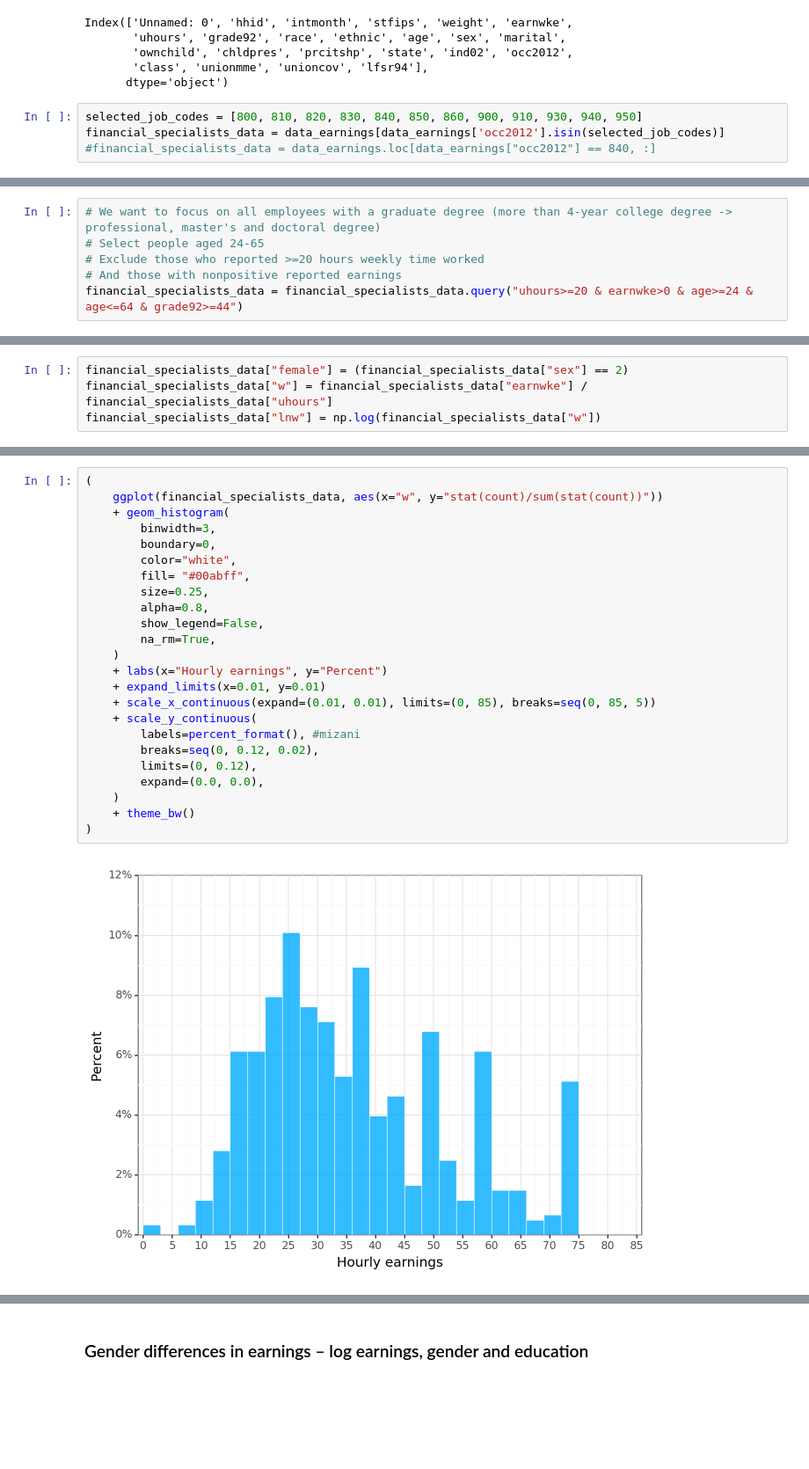
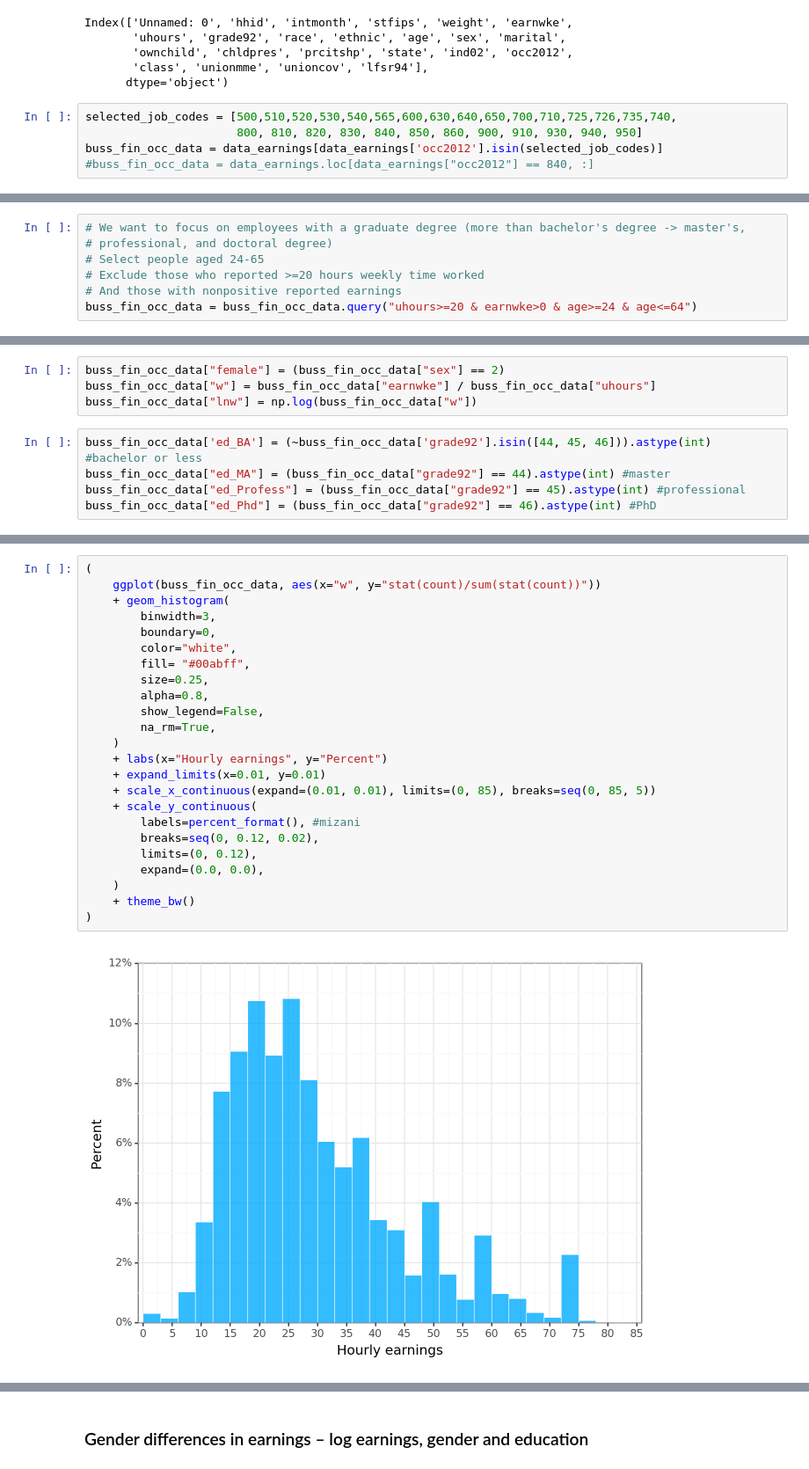
Before and after one commit to kocakale/DataAnalytics, a Jupyter notebook: DA2_Assignment1.ipynb, the cells around one changed output, grey strips where cells are left out. Shown: that part at 88% size. Saved outputs shown, nothing was run; the diff lists cells and outputs as text; blank space fills up the shorter version.

Commit message:
added more visualizations, added explanations and code comments

```diff
--- a/DA2_Assignment1.ipynb
+++ b/DA2_Assignment1.ipynb
@@ -37,7 +37,8 @@ Index(['Unnamed: 0', 'hhid', 'intmonth', 'stfips', 'weight', 'earnwke',
        'class', 'unionmme', 'unioncov', 'lfsr94'],
       dtype='object')
 # %%
-selected_job_codes = [800, 810, 820, 830, 840, 850, 860, 900, 910, 930, 940, 950]
-financial_specialists_data = data_earnings[data_earnings['occ2012'].isin(selected_job_codes)]
-#financial_specialists_data = data_earnings.loc[data_earnings["occ2012"] == 840, :]
+selected_job_codes = [500,510,520,530,540,565,600,630,640,650,700,710,725,726,735,740,
+                      800, 810, 820, 830, 840, 850, 860, 900, 910, 930, 940, 950]
+buss_fin_occ_data = data_earnings[data_earnings['occ2012'].isin(selected_job_codes)]
+#buss_fin_occ_data = data_earnings.loc[data_earnings["occ2012"] == 840, :]
 # %%
@@ -47,8 +48,9 @@ array([43, 44, 42, 41, 39, 40, 45, 46, 38, 34, 37, 36, 35, 32, 31],
       dtype=int64)
 # %%
-# We want to focus on all employees with a graduate degree (more than 4-year college degree -> professional, master's and doctoral degree)
+# We want to focus on employees with a graduate degree (more than bachelor's degree -> master's,
+# professional, and doctoral degree)
 # Select people aged 24-65
 # Exclude those who reported >=20 hours weekly time worked
 # And those with nonpositive reported earnings
-financial_specialists_data = financial_specialists_data.query("uhours>=20 & earnwke>0 & age>=24 & age<=64 & grade92>=44")
+buss_fin_occ_data = buss_fin_occ_data.query("uhours>=20 & earnwke>0 & age>=24 & age<=64")
 # %%
@@ -75,4 +78,9 @@ Create variables for the intended study/research
 # %%
-financial_specialists_data["female"] = (financial_specialists_data["sex"] == 2)
-financial_specialists_data["w"] = financial_specialists_data["earnwke"] / financial_specialists_data["uhours"]
-financial_specialists_data["lnw"] = np.log(financial_specialists_data["w"])
+buss_fin_occ_data["female"] = (buss_fin_occ_data["sex"] == 2)
+buss_fin_occ_data["w"] = buss_fin_occ_data["earnwke"] / buss_fin_occ_data["uhours"]
+buss_fin_occ_data["lnw"] = np.log(buss_fin_occ_data["w"])
+# %%
+buss_fin_occ_data['ed_BA'] = (~buss_fin_occ_data['grade92'].isin([44, 45, 46])).astype(int) #bachelor or less
+buss_fin_occ_data["ed_MA"] = (buss_fin_occ_data["grade92"] == 44).astype(int) #master
+buss_fin_occ_data["ed_Profess"] = (buss_fin_occ_data["grade92"] == 45).astype(int) #professional
+buss_fin_occ_data["ed_Phd"] = (buss_fin_occ_data["grade92"] == 46).astype(int) #PhD
@@ -79,29 +89,29 @@ financial_specialists_data["lnw"] = np.log(financial_specialists_data["w"])
 # %%
 (
-    ggplot(financial_specialists_data, aes(x="w", y="stat(count)/sum(stat(count))"))
+    ggplot(buss_fin_occ_data, aes(x="w", y="stat(count)/sum(stat(count))"))
     + geom_histogram(
         binwidth=3,
         boundary=0,
         color="white",
         fill= "#00abff",
         size=0.25,
         alpha=0.8,
         show_legend=False,
         na_rm=True,
     )
     + labs(x="Hourly earnings", y="Percent")
     + expand_limits(x=0.01, y=0.01)
     + scale_x_continuous(expand=(0.01, 0.01), limits=(0, 85), breaks=seq(0, 85, 5))
     + scale_y_continuous(
         labels=percent_format(), #mizani
         breaks=seq(0, 0.12, 0.02),
         limits=(0, 0.12),
         expand=(0.0, 0.0),
     )
     + theme_bw()
 )
 # %% [output]
-[figure, old version]
+[figure, new version]
 <Figure Size: (640 x 480)>
 # %%
 (
```
Also changed, not shown: parts of 28 cells of this notebook.
